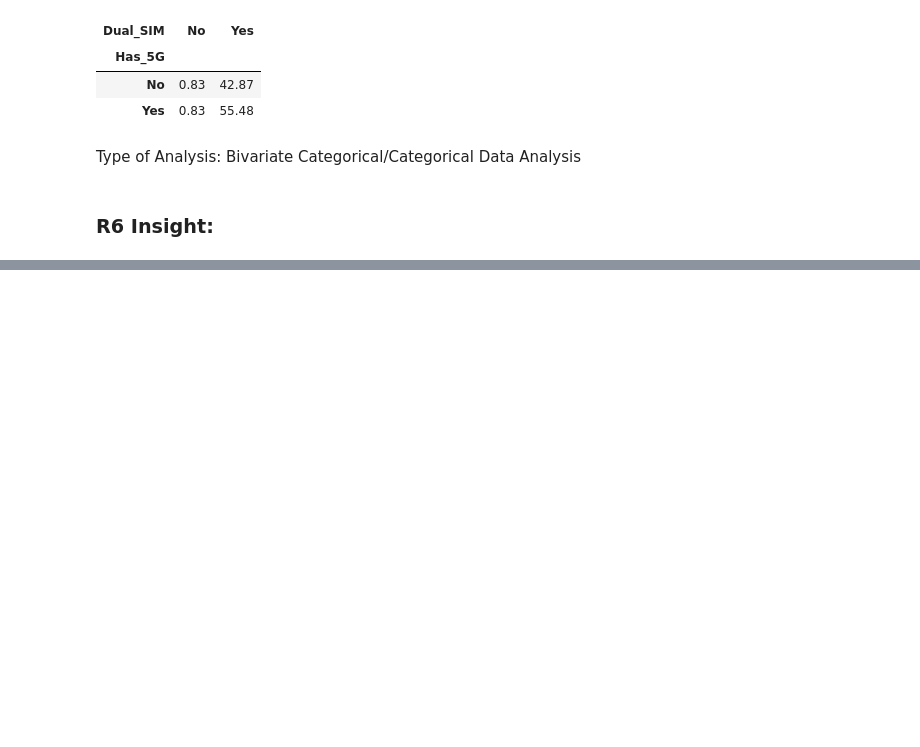
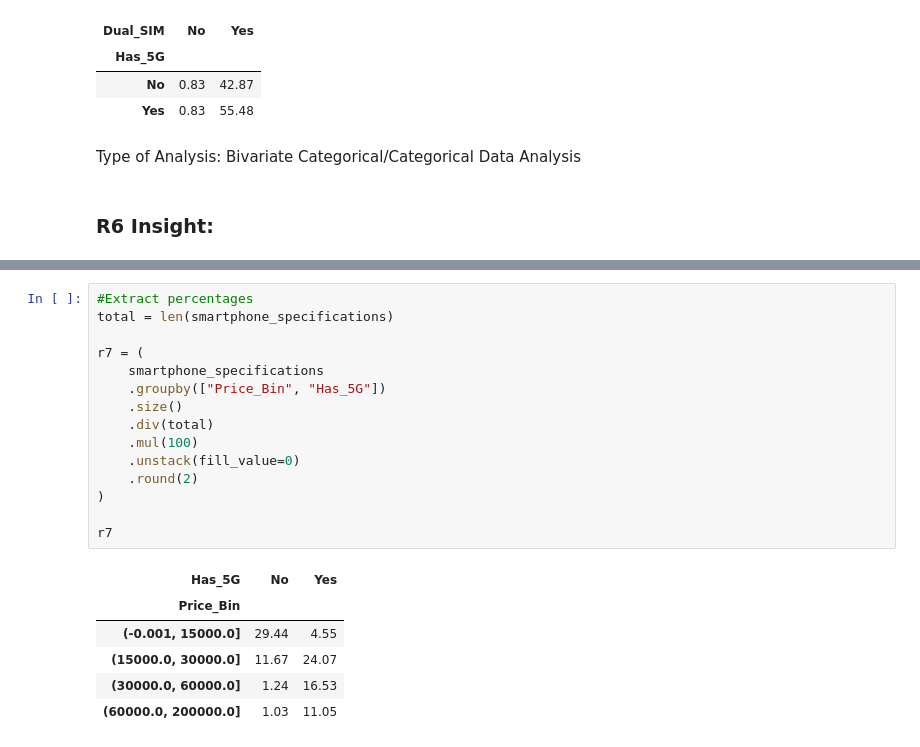
Before and after one commit to michaelmassaad02/CSI4142_Assignment1, a Jupyter notebook: CSI4142-Assignment1.ipynb, the cells around one changed output, grey strips where cells are left out. Drawn from its saved outputs; the diff is of its cells as text; blank space fills up the shorter version.

```diff
--- a/CSI4142-Assignment1.ipynb
+++ b/CSI4142-Assignment1.ipynb
@@ -671,0 +701,22 @@ plt.show()
+# %%
+#Extract percentages
+total = len(smartphone_specifications)
+
+r7 = (
+    smartphone_specifications
+    .groupby(["Price_Bin", "Has_5G"])
+    .size()
+    .div(total)
+    .mul(100)
+    .unstack(fill_value=0)
+    .round(2)
+)
+
+r7
+# %% [output]
+| Has_5G | No | Yes |
+| Price_Bin |  |  |
+| (-0.001, 15000.0] | 29.44 | 4.55 |
+| (15000.0, 30000.0] | 11.67 | 24.07 |
+| (30000.0, 60000.0] | 1.24 | 16.53 |
+| (60000.0, 200000.0] | 1.03 | 11.05 |
```
Also changed, not shown: parts of 8 cells of this notebook.
